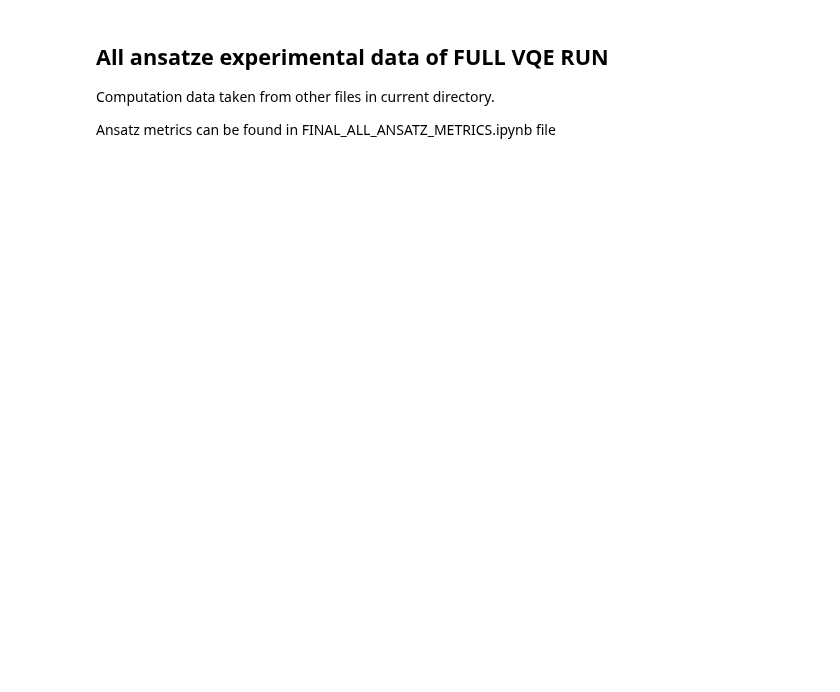
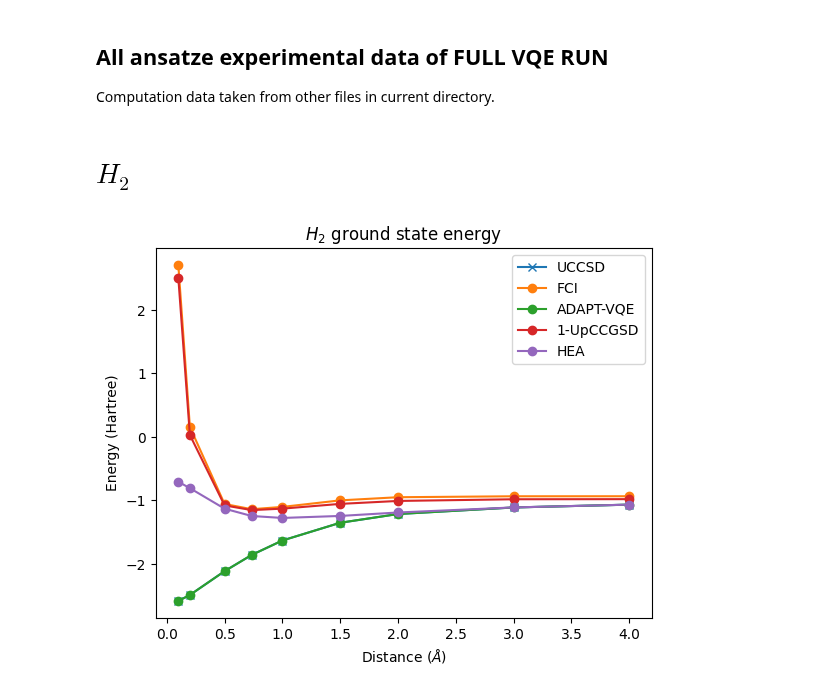
Before and after one commit to naglissul/vqe-analysis-paper, a Jupyter notebook: ANSATZE/FINAL_ALL_FULL_RUNS.ipynb, the cells around one changed output. Cells and saved outputs as stored; diff of their text form; code cells hidden in the pictures; blank space fills up the shorter version.

```diff
--- a/ANSATZE/FINAL_ALL_FULL_RUNS.ipynb
+++ b/ANSATZE/FINAL_ALL_FULL_RUNS.ipynb
@@ -2,14 +2,12 @@
 ## All ansatze experimental data of FULL VQE RUN
 
 Computation data taken from other files in current directory.
-
-Ansatz metrics can be found in FINAL_ALL_ANSATZ_METRICS.ipynb file
 # %%
 from numpy import array
 import numpy as np
 import matplotlib.pyplot as plt
 # %%
-h2_distances=[0.1, 0.2, 0.5, 0.735, 1.0, 1.5, 2.0, 3.0, 4.0]
+distances=[0.1, 0.2, 0.5, 0.735, 1.0, 1.5, 2.0, 3.0, 4.0]
 
 # HEA of $H_2$
 h2_hea_aer_energies=[-0.7051589254466095, -0.8059544241595064, -1.1290945359940423, -1.2445845498133263, -1.275049003955566, -1.2433695886799212, -1.1891259246621833, -1.1093288969445467, -1.0654551294920436]
@@ -27,7 +25,7 @@ h2_fci_runtimes=[0.10744974497356452, 0.09115458000451326, 0.057471139007247984,
 
 # UCCSD of $LiH$
 lih_uccsd_aer_distances=[0.1, 0.2, 0.5, 0.735, 1.0, 1.5, 2.0]
-lih_uccsd_aer_energies=[]
+lih_uccsd_aer_energies=[-13.112363287270423, -11.979295472686722, -9.965183119853345, -9.61857520311112, -9.371986722349414, -8.877708929024562, -8.654834873588358]
 lih_uccsd_aer_iterations=[]
 lih_uccsd_aer_runtimes=[6858.5413069149945, 5695.017285942013, 6388.339810810023, 2095.3139717669983, 6081.105023662996, 1747.4163400109974, 1764.0681546150008]
 lih_fci_energies=[np.float64(2.762907536704784), np.float64(-4.041729925672344), np.float64(-7.319318937542141), np.float64(-7.634167329324351), np.float64(-7.784460280031234), np.float64(-7.8824019322902314), np.float64(-7.861087772481499), np.float64(-7.7988431595024075), np.float64(-7.784278178715387)]
@@ -44,12 +42,12 @@ h2_adapt_aer_runtimes=[0.03821393000544049, 0.05099697699188255, 0.0393713600060
 # ADAPT-VQE of $LiH$
 lih_adapt_aer_energies=[np.float64(-0.9575002517408583), np.float64(-0.9279088894659918), np.float64(-0.9874449054942488), np.float64(-1.1258855800620267), np.float64(-1.1742345538695922), np.float64(-1.1001795361250646), np.float64(-0.9904135795826925), np.float64(-0.8396276373175492), np.float64(-0.780846410388818)]
 lih_adapt_aer_numiters=[11, 11, 11, 9, 9, 10, 11, 11, 8]
-lih_adapt_aer_runtimes=[0.03821393000544049, 0.05099697699188255, 0.03937136000604369, 0.06124262700905092, 0.060679895017528906, 0.04848977201618254, 0.06398243102012202, 0.0402004599745851, 0.03336154800490476, 41.95097169899964, 54.755986183998175, 47.73227245200542, 34.52891978799016, 31.71293575601885, 38.05666062099044, 44.26272849799716, 54.33006294298684, 27.969268604007084]
+lih_adapt_aer_runtimes=[41.95097169899964, 54.755986183998175, 47.73227245200542, 34.52891978799016, 31.71293575601885, 38.05666062099044, 44.26272849799716, 54.33006294298684, 27.969268604007084]
 
 # ADAPT-VQE of $BeH_2$
 beh2_adapt_aer_energies=[np.float64(-5.142260481477643), np.float64(-5.193126813213986), np.float64(-5.026473131657737), np.float64(-4.791074703779565), np.float64(-4.423492232342608), np.float64(-3.7230335955303), np.float64(-3.1948979038149927), np.float64(-2.6905354551867613), np.float64(-2.492092432599376)]
 beh2_adapt_aer_numiters=[17, 16, 19, 17, 17, 17, 20, 27, 10]
-beh2_adapt_aer_runtimes=[0.03821393000544049, 0.05099697699188255, 0.03937136000604369, 0.06124262700905092, 0.060679895017528906, 0.04848977201618254, 0.06398243102012202, 0.0402004599745851, 0.03336154800490476, 41.95097169899964, 54.755986183998175, 47.73227245200542, 34.52891978799016, 31.71293575601885, 38.05666062099044, 44.26272849799716, 54.33006294298684, 27.969268604007084, 79.01601827002014, 71.72644568700343, 99.23219260497717, 85.53832248799154, 84.55502803099807, 82.94143104899558, 196.82583333199727, 745.5838248670043, 26.684036922000814]
+beh2_adapt_aer_runtimes=[79.01601827002014, 71.72644568700343, 99.23219260497717, 85.53832248799154, 84.55502803099807, 82.94143104899558, 196.82583333199727, 745.5838248670043, 26.684036922000814]
 
 # 1-UpCCGSD of $H_2$
 h2_up1_madness_energies=[2.5068411362813094, 0.03150418518107145, -1.0775624754318152, -1.1515354278241712, -1.1284779543043908, -1.0535782089265744, -1.007246673096429, -0.9807003897856368, -0.9789631658988838]
@@ -58,7 +56,7 @@ h2_up1_madness_numiters=[2, 5, 2, 2, 3, 3, 4, 3, 4]
 
 # 2-UpCCGSD of $H_2$
 # Took too long to run
-# After 1 hour it was still running, not one calculation done
+# After 1 hour it was still running, not one calculation done, exact details unknown
 h2_up2_madness_energies=[]
 h2_up2_madness_runtimes=[]
 h2_up2_madness_numiters=[]
@@ -82,3 +80,22 @@ beh2_up1_madness_numiters=[2, 3, 3, 4, 3, 3, 4, 6, 8]
 beh2_up2_madness_energies=[]
 beh2_up2_madness_runtimes=[]
 beh2_up2_madness_numiters=[]
+
+# FCI BeH2
+beh2_fci_energies=[np.float64(13.441502018292972), np.float64(-5.266247480067964), np.float64(-13.689960305740966), np.float64(-14.871329754970802), np.float64(-15.481741069507603), np.float64(-15.595117562572968), np.float64(-15.446093740443274), np.float64(-15.336804236060548), np.float64(-15.336821512483452)]
+beh2_fci_runtimes=[0.4010506490000125, 0.25499150400003145, 0.4116107600000305, 0.9549862300000314, 0.24008450299993456, 0.26117932500005736, 0.2510901590000003, 0.2503979220000474, 0.2828930150000133]
+# %% [markdown]
+# $H_2$
+# %%
+plt.plot(distances, h2_uccsd_aer_energies, 'x-', label='UCCSD')
+plt.plot(distances, h2_fci_energies, 'o-', label='FCI')
+plt.plot(distances, h2_adapt_aer_energies, 'o-', label='ADAPT-VQE')
+plt.plot(distances, h2_up1_madness_energies, 'o-', label='1-UpCCGSD')
+plt.plot(distances, h2_hea_aer_energies, 'o-', label='HEA')
+plt.legend()
+plt.xlabel('Distance ($\\AA$)')
+plt.ylabel('Energy (Hartree)')
+plt.title('$H_2$ ground state energy')
+plt.show()
+# %% [output]
+[figure, added]
```
Also changed, not shown: parts of 15 cells of this notebook, 55 other files.
